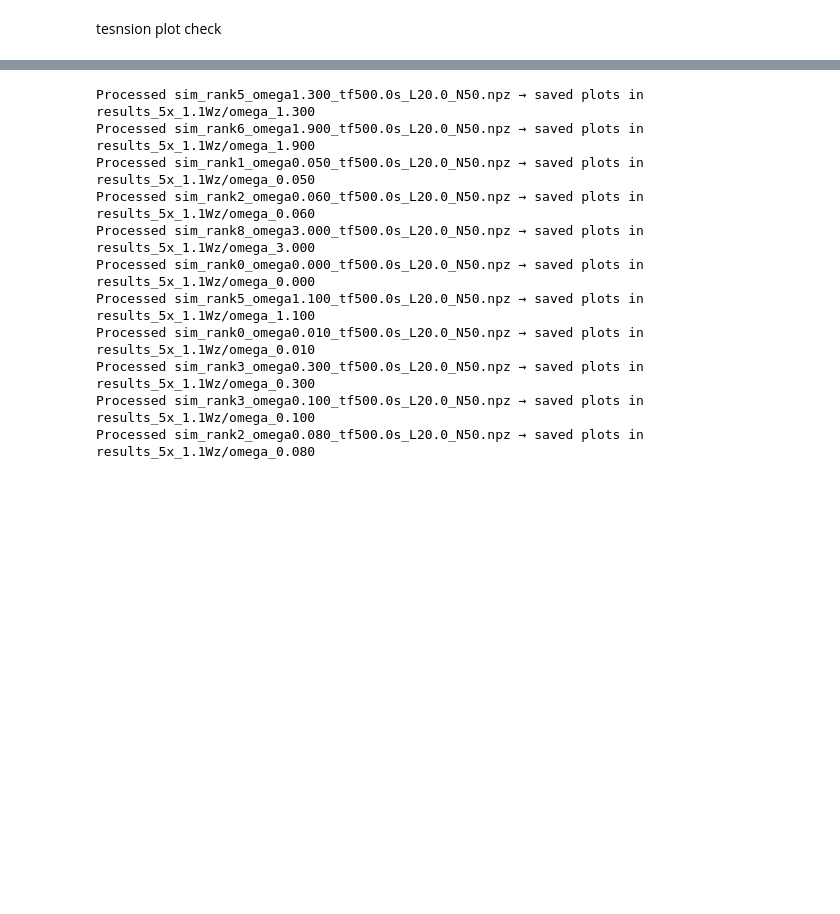
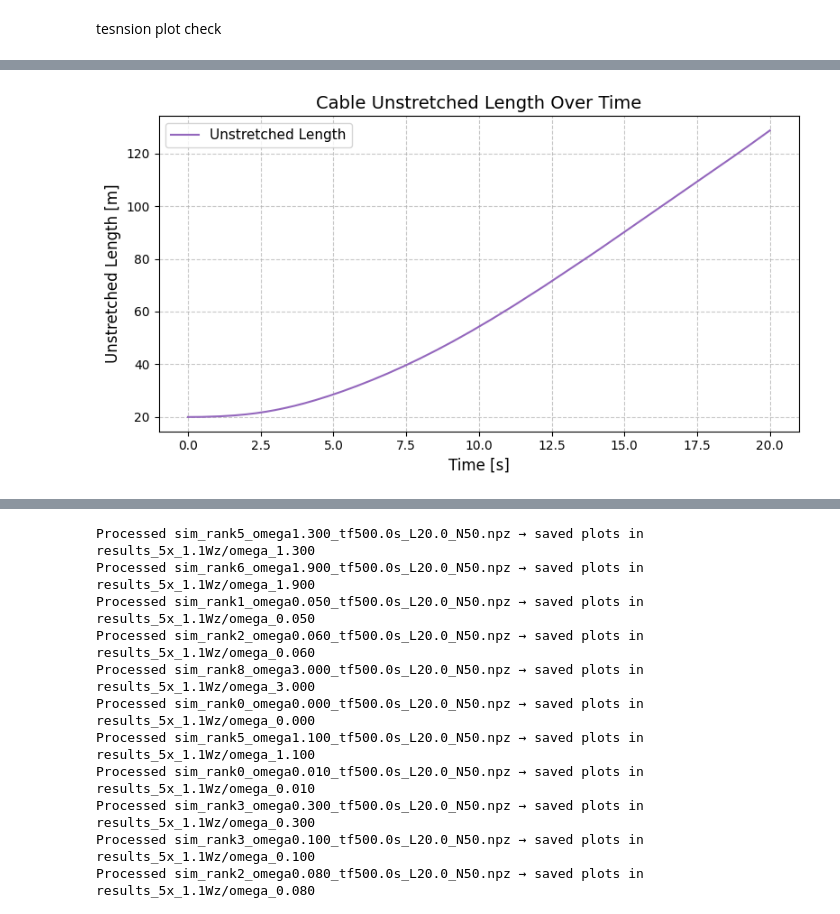
Before and after one commit to Ravi131729/tether_drone, a Jupyter notebook: test.ipynb, the cells around one changed output, grey strips where cells are left out. Saved outputs shown, nothing was run; the diff lists cells and outputs as text; code cells hidden in the pictures; blank space fills up the shorter version.

```diff
--- a/test.ipynb
+++ b/test.ipynb
@@ -394,0 +455,21 @@ plt.show()
+# %%
+# ---- Unstretched Length ----
+unstretched_L = L * np.ones_like(spk_val) - spk_val
+
+# ---- Plot ----
+fig, ax = plt.subplots(figsize=(8, 4.5))
+
+ax.plot(time, unstretched_L, color="tab:purple", lw=1.5, label="Unstretched Length")
+
+# ---- Styling ----
+ax.set_xlabel("Time [s]", fontsize=12)
+ax.set_ylabel("Unstretched Length [m]", fontsize=12)
+ax.set_title("Cable Unstretched Length Over Time", fontsize=14)
+
+ax.grid(True, which="both", linestyle="--", alpha=0.7)
+ax.legend(loc="best", fontsize=11)
+fig.tight_layout()
+
+plt.show()
+# %% [output]
+[figure, added]
```
Also changed, not shown: parts of 3 cells of this notebook, 7 other files.
